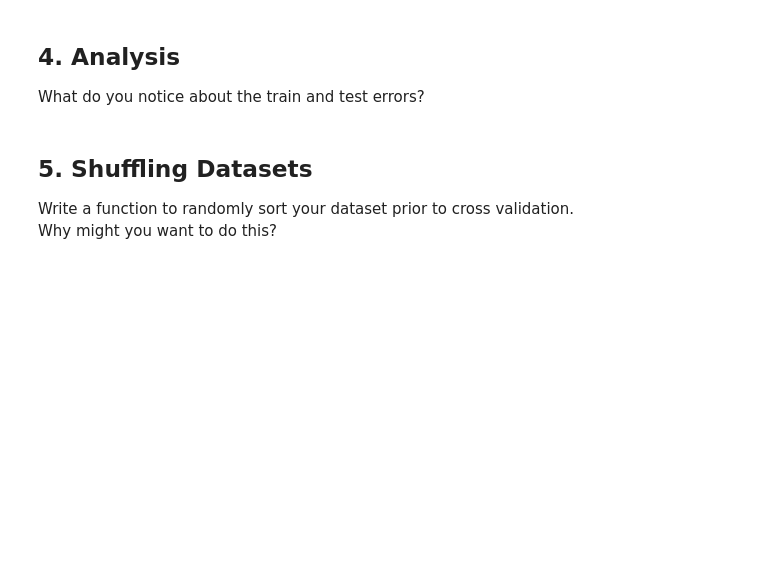
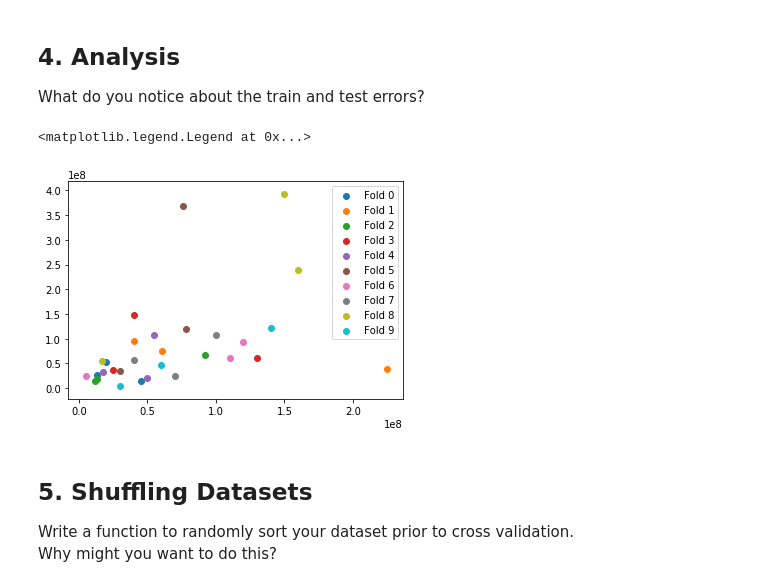
Before and after one commit to samanthadhale/ds-cross-validation-kfolds-atlanta-ds-100918, a Jupyter notebook: index.ipynb, the cells around one changed output. Drawn from its saved outputs; the diff is of its cells as text; code cells hidden in the pictures; blank space fills up the shorter version.

```diff
--- a/index.ipynb
+++ b/index.ipynb
@@ -131,3 +129,10 @@ What do you notice about the train and test errors?
+# %%
+for n, fold in enumerate(folds):
+    plt.scatter(fold['budget'], fold['domgross'], label='Fold {}'.format(n))
+plt.legend(bbox_to_anchor=(1,1))
+# %% [output]
+<matplotlib.legend.Legend at 0x...>
+[figure, added]
 # %% [markdown]
 ## 5. Shuffling Datasets
 Write a function to randomly sort your dataset prior to cross validation.
```
Also changed, not shown: parts of 1 cell of this notebook.
